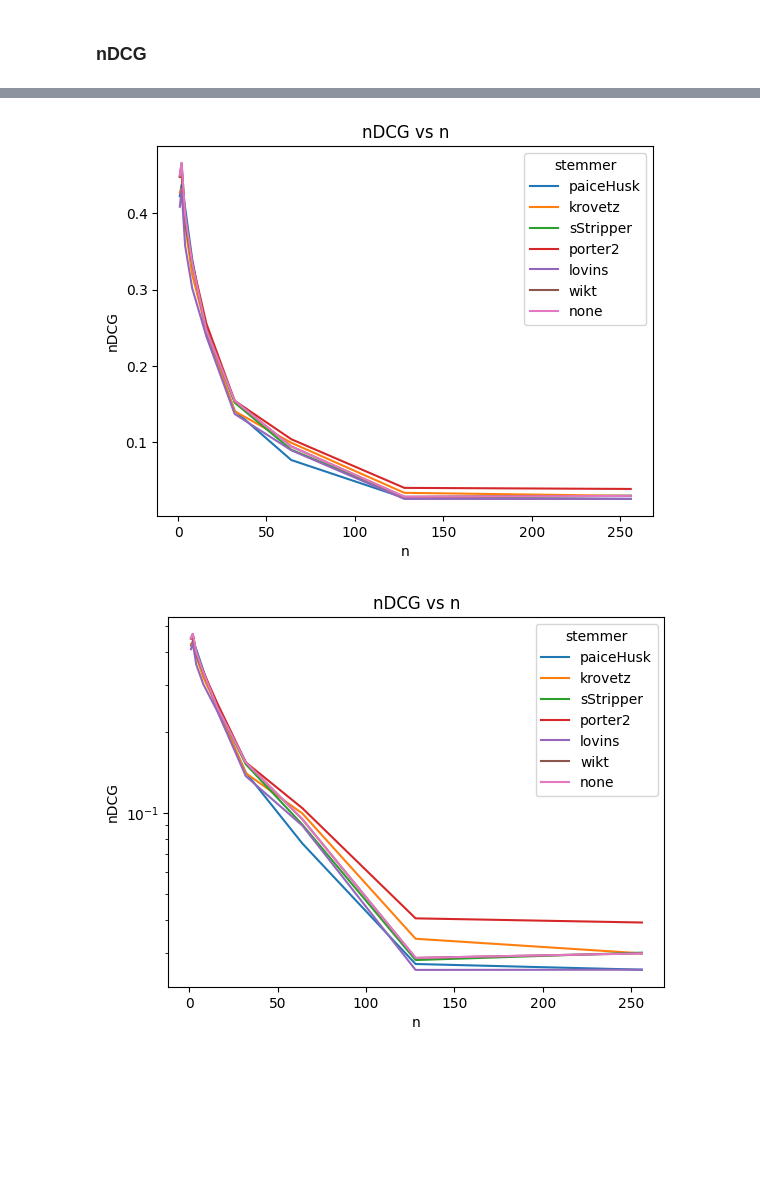
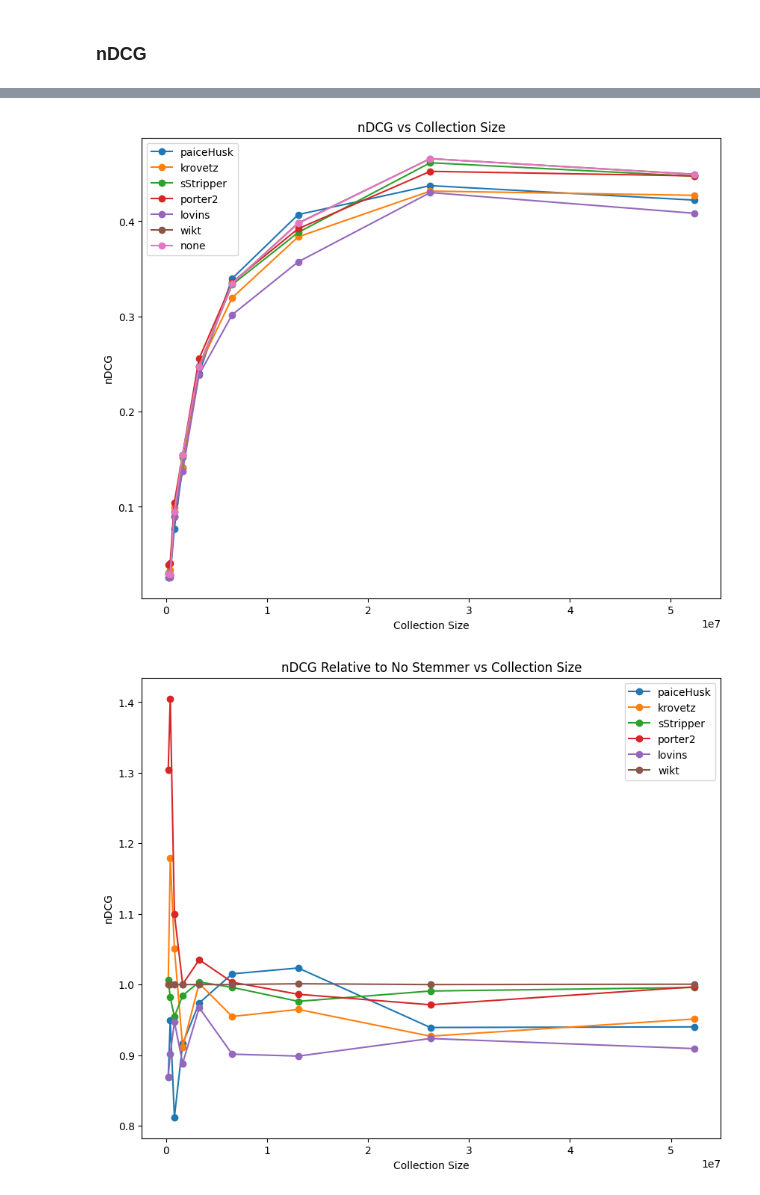
Before and after one commit to Axiomatic314/Stemming, a Jupyter notebook: clueweb.ipynb, the cells around one changed output, grey strips where cells are left out. Saved outputs shown, nothing was run; the diff lists cells and outputs as text; code cells hidden in the pictures; blank space fills up the shorter version.

```diff
--- a/clueweb.ipynb
+++ b/clueweb.ipynb
@@ -331,17 +123,30 @@ plt.show()
-# %%
-sns.lineplot(x="n", y="value", hue="stemmer", data=nDCG) #palette=sns.color_palette("Paired")[:len(labels)]
-plt.title("nDCG vs n")
-plt.xlabel("n")
-plt.ylabel("nDCG")
-plt.show()
-# %% [output]
-[figure, removed]
-# %%
-sns.lineplot(x="n", y="value", hue="stemmer", data=nDCG) #palette=sns.color_palette("Paired")[:len(labels)]
-plt.yscale("log")
-plt.title("nDCG vs n")
-plt.xlabel("n")
-plt.ylabel("nDCG")
-plt.show()
-# %% [output]
-[figure, removed]
+# %%
+plt.figure(figsize=(10,8))
+for stemmer in labels:
+    target_data = nDCG[nDCG["stemmer"] == stemmer]
+    plt.plot(target_data["size"], target_data["value"], "o-", label=stemmer)
+
+plt.title("nDCG vs Collection Size")
+plt.xlabel("Collection Size")
+plt.ylabel("nDCG")
+plt.legend()
+plt.show()
+
+# ----------------------------------------------------------------------
+
+plt.figure(figsize=(10,8))
+none_values = np.array(nDCG[nDCG["stemmer"] == stemmer]["value"])
+for stemmer in labels:
+    if stemmer == "none": continue
+    target_data = nDCG[nDCG["stemmer"] == stemmer]
+    target_values = np.array(target_data["value"])/none_values
+    plt.plot(target_data["size"], target_values, "o-", label=stemmer)
+
+plt.title("nDCG Relative to No Stemmer vs Collection Size")
+plt.xlabel("Collection Size")
+plt.ylabel("nDCG")
+plt.legend()
+plt.show()
+# %% [output]
+[figure, added]
+[figure, added]
```
Also changed, not shown: parts of 31 cells of this notebook.
